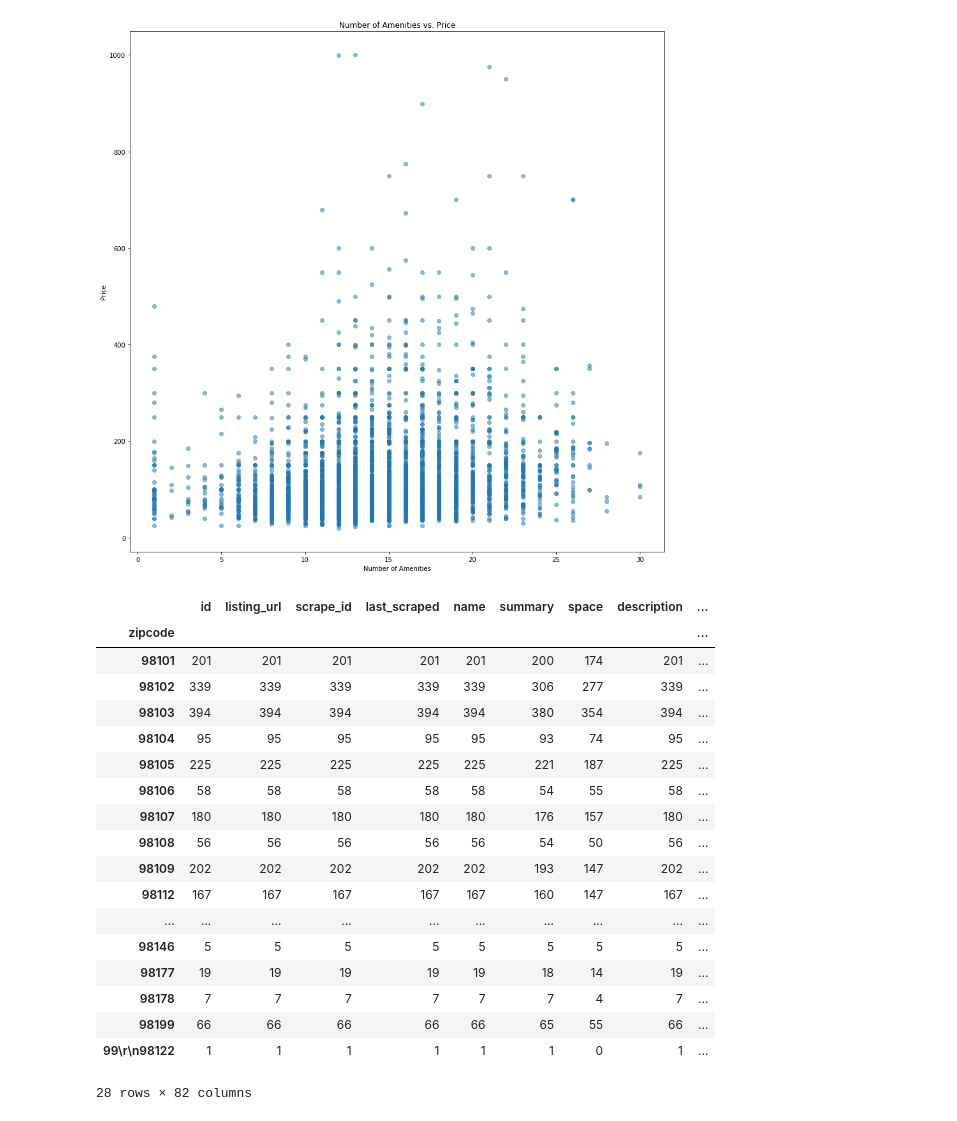
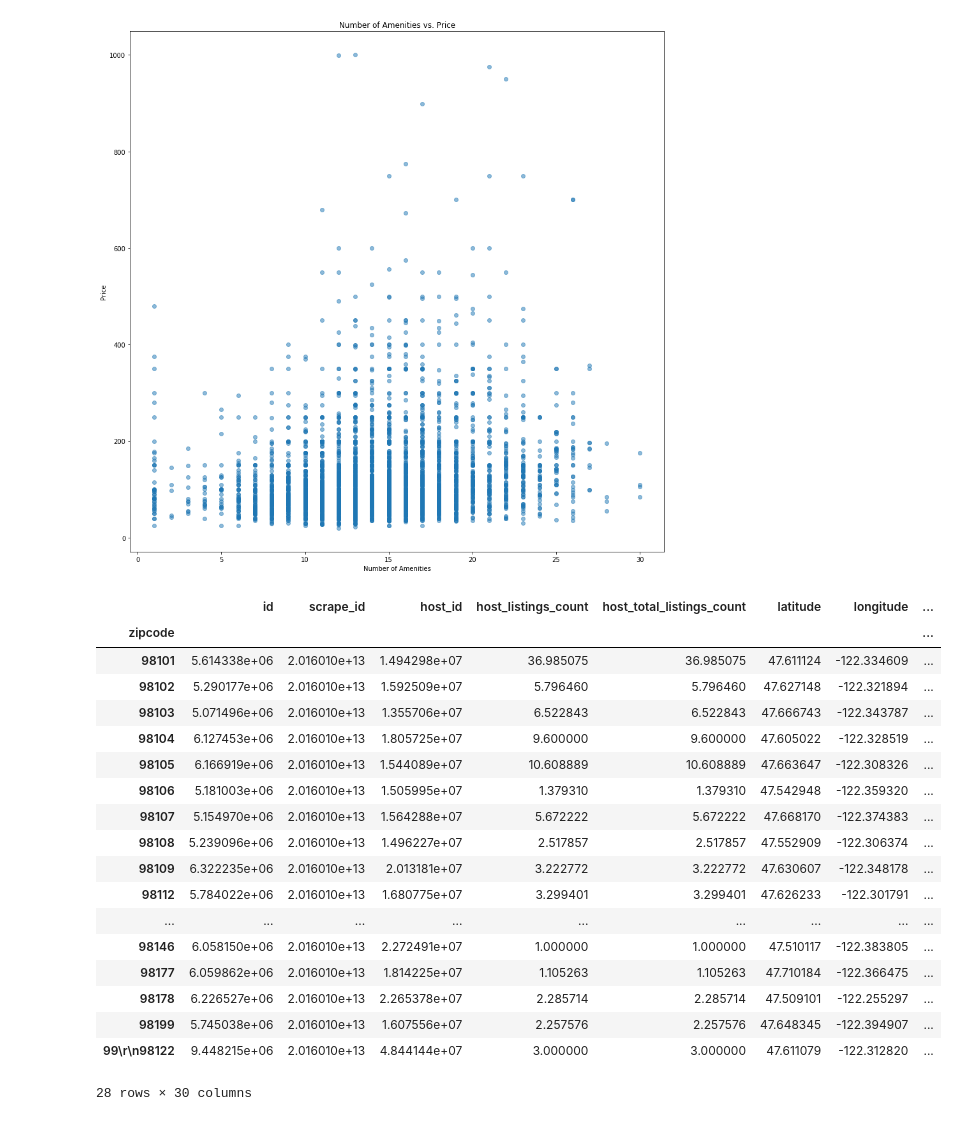
Before and after one commit to kevinhuynh23/RACK, a Jupyter notebook: analysis.ipynb, the cells around one changed output. Saved outputs shown, nothing was run; the diff lists cells and outputs as text; code cells hidden in the pictures.

```diff
--- a/analysis.ipynb
+++ b/analysis.ipynb
@@ -215,24 +199,24 @@ plt.show()
 # %% [output]
 [figure]
 # %%
-lis.groupby(lis.zipcode).count()
+lis.groupby(lis.zipcode).mean()
 # %% [output]
-|  | id | listing_url | scrape_id | last_scraped | name | summary | space | description | ... |
-| zipcode |  |  |  |  |  |  |  |  | ... |
-| 98101 | 201 | 201 | 201 | 201 | 201 | 200 | 174 | 201 | ... |
-| 98102 | 339 | 339 | 339 | 339 | 339 | 306 | 277 | 339 | ... |
-| 98103 | 394 | 394 | 394 | 394 | 394 | 380 | 354 | 394 | ... |
-| 98104 | 95 | 95 | 95 | 95 | 95 | 93 | 74 | 95 | ... |
-| 98105 | 225 | 225 | 225 | 225 | 225 | 221 | 187 | 225 | ... |
-| 98106 | 58 | 58 | 58 | 58 | 58 | 54 | 55 | 58 | ... |
-| 98107 | 180 | 180 | 180 | 180 | 180 | 176 | 157 | 180 | ... |
-| 98108 | 56 | 56 | 56 | 56 | 56 | 54 | 50 | 56 | ... |
-| 98109 | 202 | 202 | 202 | 202 | 202 | 193 | 147 | 202 | ... |
-| 98112 | 167 | 167 | 167 | 167 | 167 | 160 | 147 | 167 | ... |
-| ... | ... | ... | ... | ... | ... | ... | ... | ... | ... |
-| 98146 | 5 | 5 | 5 | 5 | 5 | 5 | 5 | 5 | ... |
-| 98177 | 19 | 19 | 19 | 19 | 19 | 18 | 14 | 19 | ... |
-| 98178 | 7 | 7 | 7 | 7 | 7 | 7 | 4 | 7 | ... |
-| 98199 | 66 | 66 | 66 | 66 | 66 | 65 | 55 | 66 | ... |
-| 99\r\n98122 | 1 | 1 | 1 | 1 | 1 | 1 | 0 | 1 | ... |
+|  | id | scrape_id | host_id | host_listings_count | host_total_listings_count | latitude | longitude | ... |
+| zipcode |  |  |  |  |  |  |  | ... |
+| 98101 | 5.614338e+06 | 2.016010e+13 | 1.494298e+07 | 36.985075 | 36.985075 | 47.611124 | -122.334609 | ... |
+| 98102 | 5.290177e+06 | 2.016010e+13 | 1.592509e+07 | 5.796460 | 5.796460 | 47.627148 | -122.321894 | ... |
+| 98103 | 5.071496e+06 | 2.016010e+13 | 1.355706e+07 | 6.522843 | 6.522843 | 47.666743 | -122.343787 | ... |
+| 98104 | 6.127453e+06 | 2.016010e+13 | 1.805725e+07 | 9.600000 | 9.600000 | 47.605022 | -122.328519 | ... |
+| 98105 | 6.166919e+06 | 2.016010e+13 | 1.544089e+07 | 10.608889 | 10.608889 | 47.663647 | -122.308326 | ... |
+| 98106 | 5.181003e+06 | 2.016010e+13 | 1.505995e+07 | 1.379310 | 1.379310 | 47.542948 | -122.359320 | ... |
+| 98107 | 5.154970e+06 | 2.016010e+13 | 1.564288e+07 | 5.672222 | 5.672222 | 47.668170 | -122.374383 | ... |
+| 98108 | 5.239096e+06 | 2.016010e+13 | 1.496227e+07 | 2.517857 | 2.517857 | 47.552909 | -122.306374 | ... |
+| 98109 | 6.322235e+06 | 2.016010e+13 | 2.013181e+07 | 3.222772 | 3.222772 | 47.630607 | -122.348178 | ... |
+| 98112 | 5.784022e+06 | 2.016010e+13 | 1.680775e+07 | 3.299401 | 3.299401 | 47.626233 | -122.301791 | ... |
+| ... | ... | ... | ... | ... | ... | ... | ... | ... |
+| 98146 | 6.058150e+06 | 2.016010e+13 | 2.272491e+07 | 1.000000 | 1.000000 | 47.510117 | -122.383805 | ... |
+| 98177 | 6.059862e+06 | 2.016010e+13 | 1.814225e+07 | 1.105263 | 1.105263 | 47.710184 | -122.366475 | ... |
+| 98178 | 6.226527e+06 | 2.016010e+13 | 2.265378e+07 | 2.285714 | 2.285714 | 47.509101 | -122.255297 | ... |
+| 98199 | 5.745038e+06 | 2.016010e+13 | 1.607556e+07 | 2.257576 | 2.257576 | 47.648345 | -122.394907 | ... |
+| 99\r\n98122 | 9.448215e+06 | 2.016010e+13 | 4.844144e+07 | 3.000000 | 3.000000 | 47.611079 | -122.312820 | ... |
-28 rows × 82 columns
+28 rows × 30 columns
```
Also changed, not shown: parts of 9 cells of this notebook.
